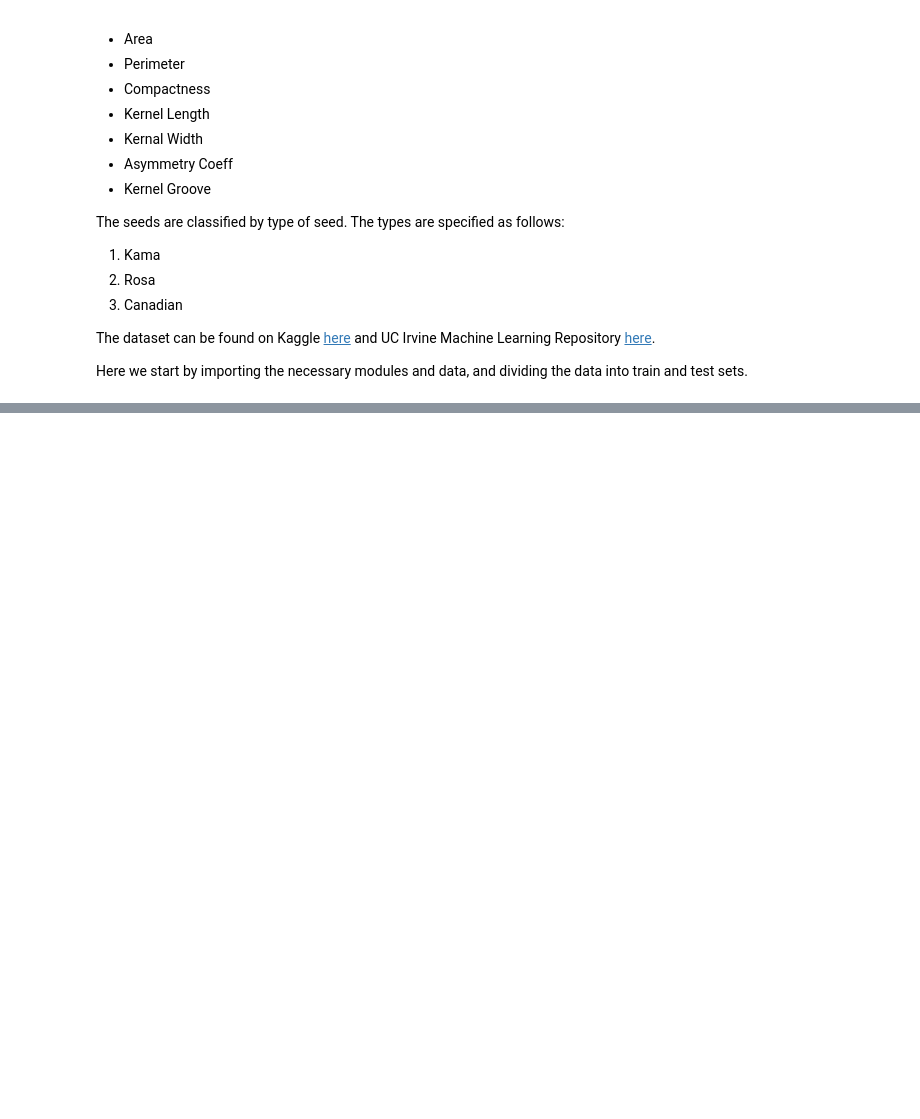
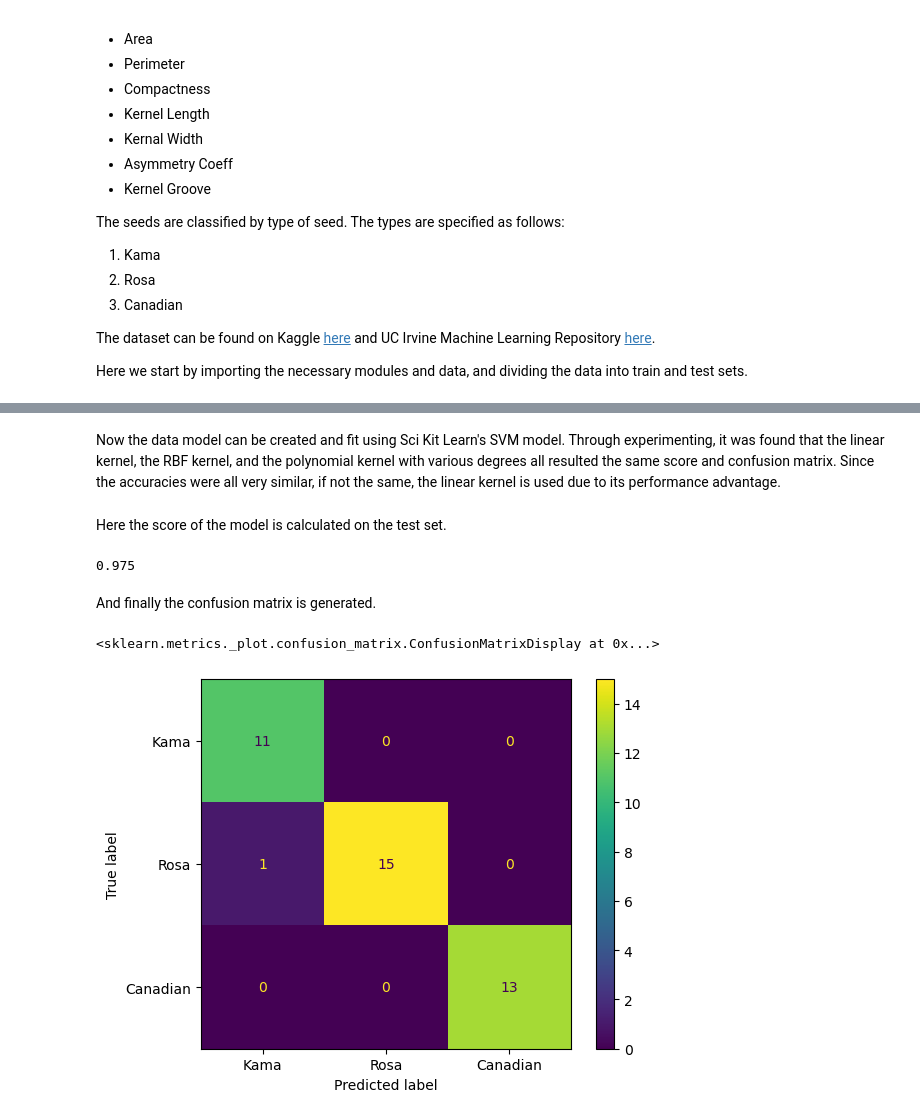
Before and after one commit to JohnWom/MATH-3094---Project-2, a Jupyter notebook: Notebook.ipynb, the cells around one changed output, grey strips where cells are left out. Cells and saved outputs as stored; diff of their text form; code cells hidden in the pictures; blank space fills up the shorter version.

Commit message:
Finished SVM Model

```diff
--- a/Notebook.ipynb
+++ b/Notebook.ipynb
@@ -48,0 +53,22 @@ This section focuses on the use of a support vector machine for classification.
+# %% [markdown]
+Now the data model can be created and fit using Sci Kit Learn's SVM model. Through experimenting, it was found that the linear kernel, the RBF kernel, and the polynomial kernel with various degrees all resulted the same score and confusion matrix. Since the accuracies were all very similar, if not the same, the linear kernel is used due to its performance advantage.
+# %%
+SVM_Model = SVC(kernel="linear").fit(data_train, labels_train)
+# %% [markdown]
+Here the score of the model is calculated on the test set.
+# %%
+SVM_score = SVM_Model.score(data_test,labels_test)
+SVM_score
+# %% [output]
+0.975
+# %% [markdown]
+And finally the confusion matrix is generated.
+# %%
+SVM_cm = confusion_matrix(labels_test, SVM_Model.predict(data_test))
+
+#Graph the Confusion Matrix
+SVM_cm_display = ConfusionMatrixDisplay(confusion_matrix=SVM_cm, display_labels=['Kama', 'Rosa', 'Canadian'])
+SVM_cm_display.plot()
+# %% [output]
+<sklearn.metrics._plot.confusion_matrix.ConfusionMatrixDisplay at 0x...>
+[figure, added]
```
Also changed, not shown: parts of 4 cells of this notebook.
